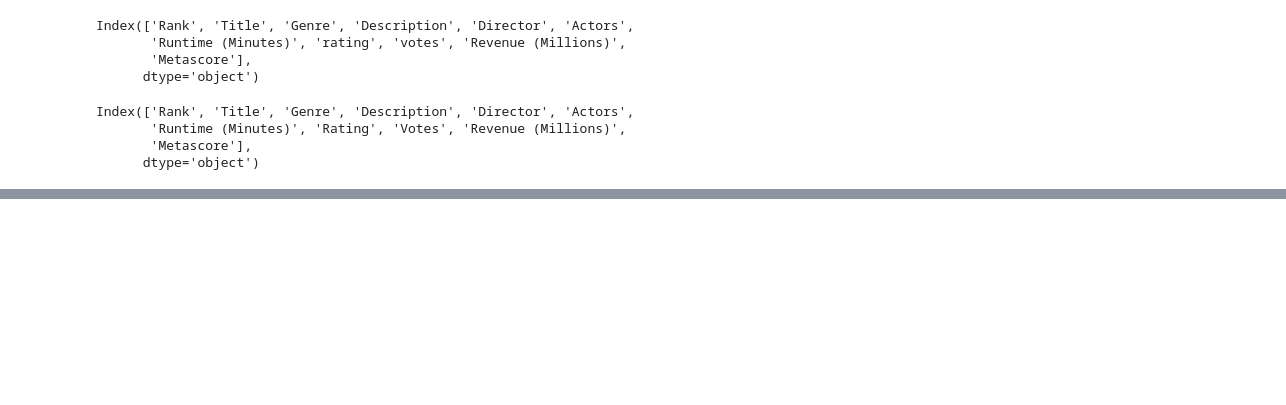
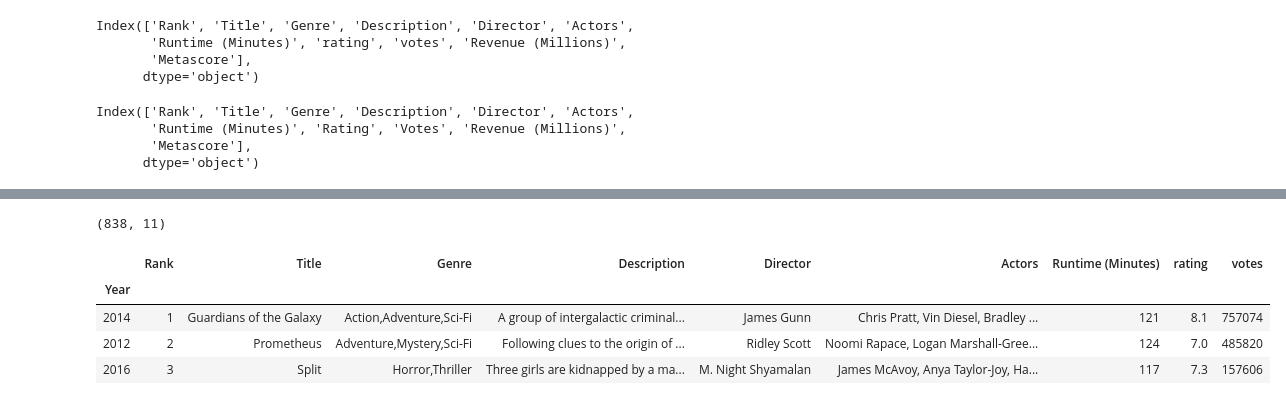
Before and after one commit to ElijahCoding/DataScience, a Jupyter notebook: AdvancedMachineLearning/Pandas/Tutorial.ipynb, the cells around one changed output, grey strips where cells are left out. Drawn from its saved outputs; the diff is of its cells as text; code cells hidden in the pictures; blank space fills up the shorter version.

```diff
--- a/AdvancedMachineLearning/Pandas/Tutorial.ipynb
+++ b/AdvancedMachineLearning/Pandas/Tutorial.ipynb
@@ -188,0 +223,14 @@ import numpy as np
+# %%
+df1 = df.dropna()
+df1.shape
+# %% [output]
+(838, 11)
+# %%
+df2 = df.dropna(axis=1)
+df2.head(3)
+# %% [output]
+|  | Rank | Title | Genre | Description | Director | Actors | Runtime (Minutes) | rating | votes |
+| Year |  |  |  |  |  |  |  |  |  |
+| 2014 | 1 | Guardians of the Galaxy | Action,Adventure,Sci-Fi | A group of intergalactic criminal... | James Gunn | Chris Pratt, Vin Diesel, Bradley ... | 121 | 8.1 | 757074 |
+| 2012 | 2 | Prometheus | Adventure,Mystery,Sci-Fi | Following clues to the origin of ... | Ridley Scott | Noomi Rapace, Logan Marshall-Gree... | 124 | 7.0 | 485820 |
+| 2016 | 3 | Split | Horror,Thriller | Three girls are kidnapped by a ma... | M. Night Shyamalan | James McAvoy, Anya Taylor-Joy, Ha... | 117 | 7.3 | 157606 |
```
Also changed, not shown: parts of 7 cells of this notebook.
